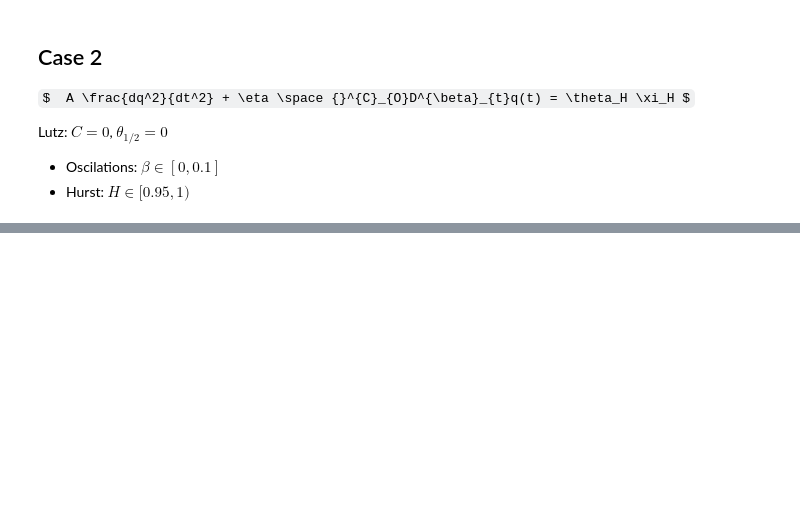
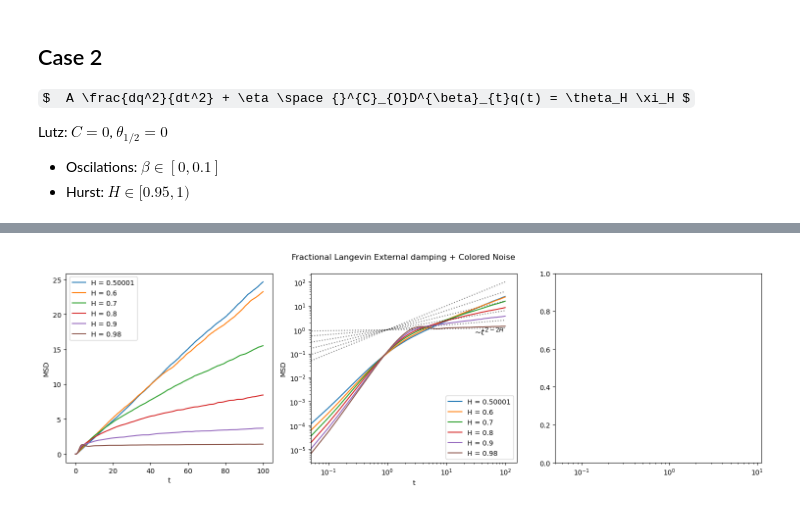
Before and after one commit to davidsantiagoquevedo/fractional-langevin-equations, a Jupyter notebook: analysis/inspect_fLe_MSD_twobath.ipynb, the cells around one changed output, grey strips where cells are left out. Cells and saved outputs as stored; diff of their text form; code cells hidden in the pictures; some formulas as TeX source; blank space fills up the shorter version.

```diff
--- a/analysis/inspect_fLe_MSD_twobath.ipynb
+++ b/analysis/inspect_fLe_MSD_twobath.ipynb
@@ -52,0 +36,9 @@ $$  A \frac{dq^2}{dt^2} + \eta \space {}^{C}_{O}D^{\beta}_{t}q(t) + C \frac{dq}{
+# %%
+def plot_msd(ax, df_msd, H, log = False):
+    df_msd.set_index("t").msd.plot(ax = ax, label = f"H = {H}", ls = "-")
+    ax.legend()
+    if log:
+        ax.set_xscale("log")
+        ax.set_yscale("log")
+    ax.set_ylabel("MSD")
+    ax.set_xlabel("t")
@@ -52,0 +71,11 @@ $$  A \frac{dq^2}{dt^2} + \eta \space {}^{C}_{O}D^{\beta}_{t}q(t) + C \frac{dq}{
+# %%
+def get_ft(df_msd, h, T):
+    Fs = 1/h #sampling rate
+    n = int(T/h) #number of observations
+
+    df_fft = pd.DataFrame()
+    df_fft["fft"] = fftpack.fft(np.array(df_msd.msd))
+    df_fft["A"] = df_fft["fft"].abs()
+    df_fft["fr"] = Fs/n * np.linspace(0,n,int(n))
+
+    return df_fft
@@ -105 +365,65 @@ plot_msd(A, eta, C, theta_12, theta_H)
+# %%
+A = 1.0
+eta = 1.0
+C = 1.0
+theta_H = 1.0
+theta_12 = 0.0
+
+fig, ax = plt.subplots(1,3, figsize = (15,5))
+
+task_set = ["001", "002", "003"]
+avg = 4000
+
+x01 = 0
+
+H = 0.50001
+df_msd = get_msd(A, eta, C, theta_12, theta_H, H, avg, h, task_set)
+df_ft = get_ft(df_msd, h, T)
+plot_msd(ax[0], df_msd, H)
+plot_msd(ax[1], df_msd, H, log = True)
+add_trend(ax[1], x0 = x01, xf = 100, func = t2_2H, text = r"", xtext = 0.1, H = H)
+
+H = 0.6
+df_msd = get_msd(A, eta, C, theta_12, theta_H, H, avg, h, task_set)
+df_ft = get_ft(df_msd, h, T)
+plot_msd(ax[0], df_msd, H)
+plot_msd(ax[1], df_msd, H, log = True)
+add_trend(ax[1], x0 = x01, xf = 100, func = t2_2H, text = r"", xtext = 0.1, H = H)
+
+H = 0.7
+df_msd = get_msd(A, eta, C, theta_12, theta_H, H, avg, h, task_set)
+df_ft = get_ft(df_msd, h, T)
+plot_msd(ax[0], df_msd, H)
+plot_msd(ax[1], df_msd, H, log = True)
+add_trend(ax[1], x0 = x01, xf = 100, func = t2_2H, text = r"", xtext = 0.1, H = H)
+
+H = 0.8
+df_msd = get_msd(A, eta, C, theta_12, theta_H, H, avg, h, task_set)
+df_ft = get_ft(df_msd, h, T)
+plot_msd(ax[0], df_msd, H)
+plot_msd(ax[1], df_msd, H, log = True)
+add_trend(ax[1], x0 = x01, xf = 100, func = t2_2H, text = r"", xtext = 0.1, H = H)
+
+H = 0.9
+df_msd = get_msd(A, eta, C, theta_12, theta_H, H, avg, h, task_set)
+df_ft = get_ft(df_msd, h, T)
+plot_msd(ax[0], df_msd, H)
+plot_msd(ax[1], df_msd, H, log = True)
+add_trend(ax[1], x0 = x01, xf = 100, func = t2_2H, text = r"", xtext = 0.1, H = H)
+
+H = 0.98
+df_msd = get_msd(A, eta, C, theta_12, theta_H, H, avg, h, task_set)
+df_ft = get_ft(df_msd, h, T)
+plot_msd(ax[0], df_msd, H)
+plot_msd(ax[1], df_msd, H, log = True)
+add_trend(ax[1], x0 = x01, xf = 100, func = t2_2H, text = r"~$t^{2-2H}$", xtext = 30, dy = -0.5, H = H)
+
+#add_trend(ax[1], x0 = h, xf = 1, func = t2, text = "~t²", xtext = 0.1)
+
+ax[1].set_xlim(xmin = h)
+
+fig.suptitle("Fractional Langevin External damping + Colored Noise")
+fig.tight_layout()
+# %% [output]
+[figure, added]
 # %% [markdown]
```
Also changed, not shown: parts of 28 cells of this notebook.
